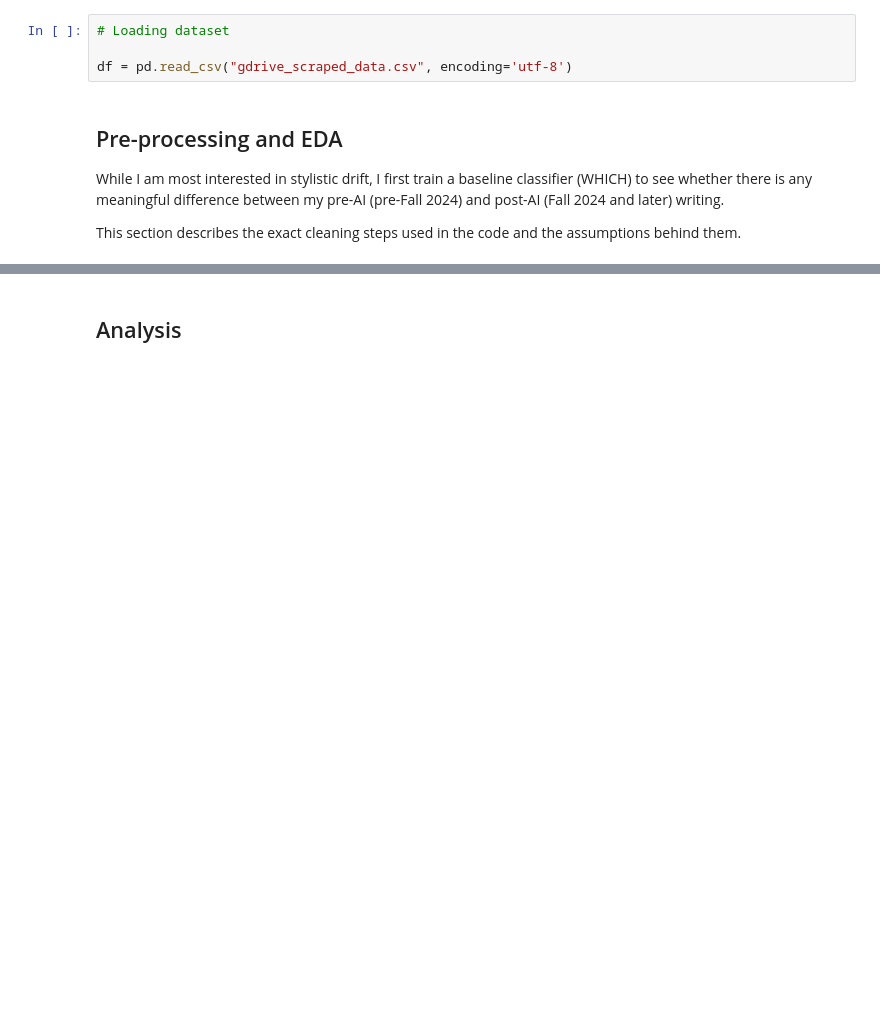
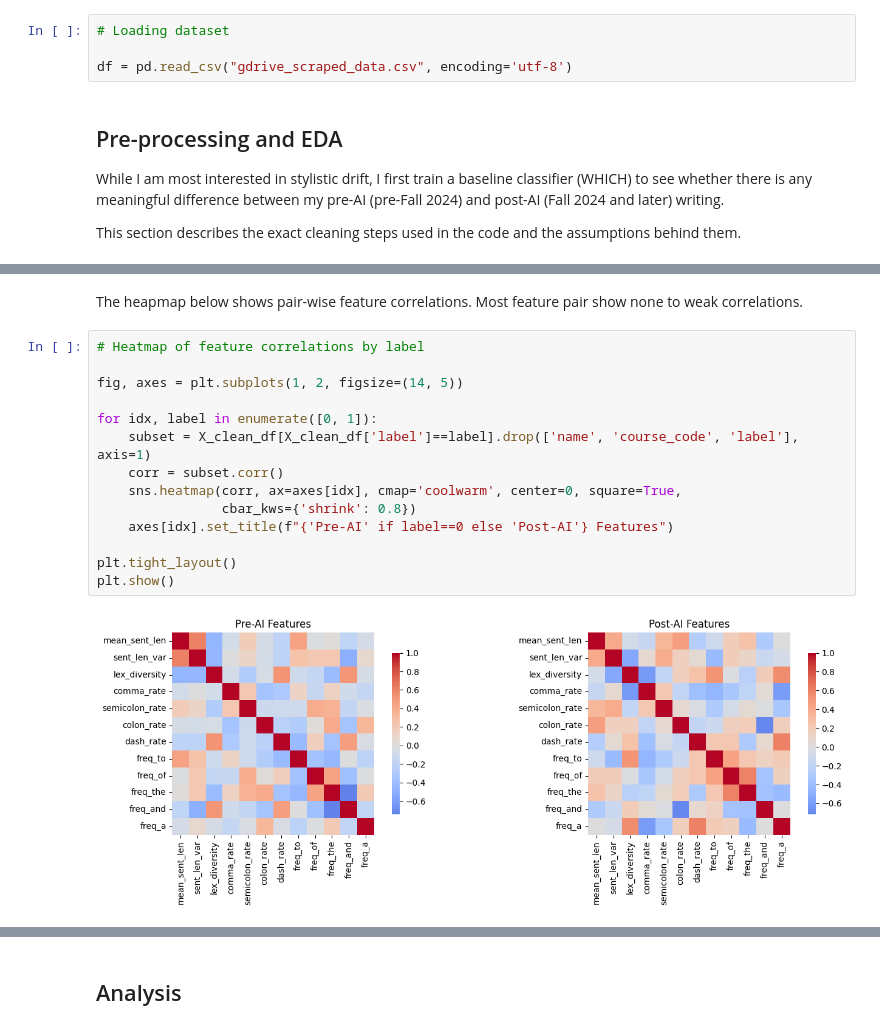
Before and after one commit to SuiseiNakagawa/stylistic-drift-analysis, a Jupyter notebook: first_draft.ipynb, the cells around one changed output, grey strips where cells are left out. Cells and saved outputs as stored; diff of their text form; blank space fills up the shorter version.

```diff
--- a/first_draft.ipynb
+++ b/first_draft.ipynb
@@ -418,0 +607,18 @@ Tokenization complete.
+# %% [markdown]
+The heapmap below shows pair-wise feature correlations. Most feature pair show none to weak correlations.
+# %%
+# Heatmap of feature correlations by label
+
+fig, axes = plt.subplots(1, 2, figsize=(14, 5))
+
+for idx, label in enumerate([0, 1]):
+    subset = X_clean_df[X_clean_df['label']==label].drop(['name', 'course_code', 'label'], axis=1)
+    corr = subset.corr()
+    sns.heatmap(corr, ax=axes[idx], cmap='coolwarm', center=0, square=True,
+                cbar_kws={'shrink': 0.8})
+    axes[idx].set_title(f"{'Pre-AI' if label==0 else 'Post-AI'} Features")
+
+plt.tight_layout()
+plt.show()
+# %% [output]
+[figure, added]
```
Also changed, not shown: parts of 24 cells of this notebook, 1 other file.
